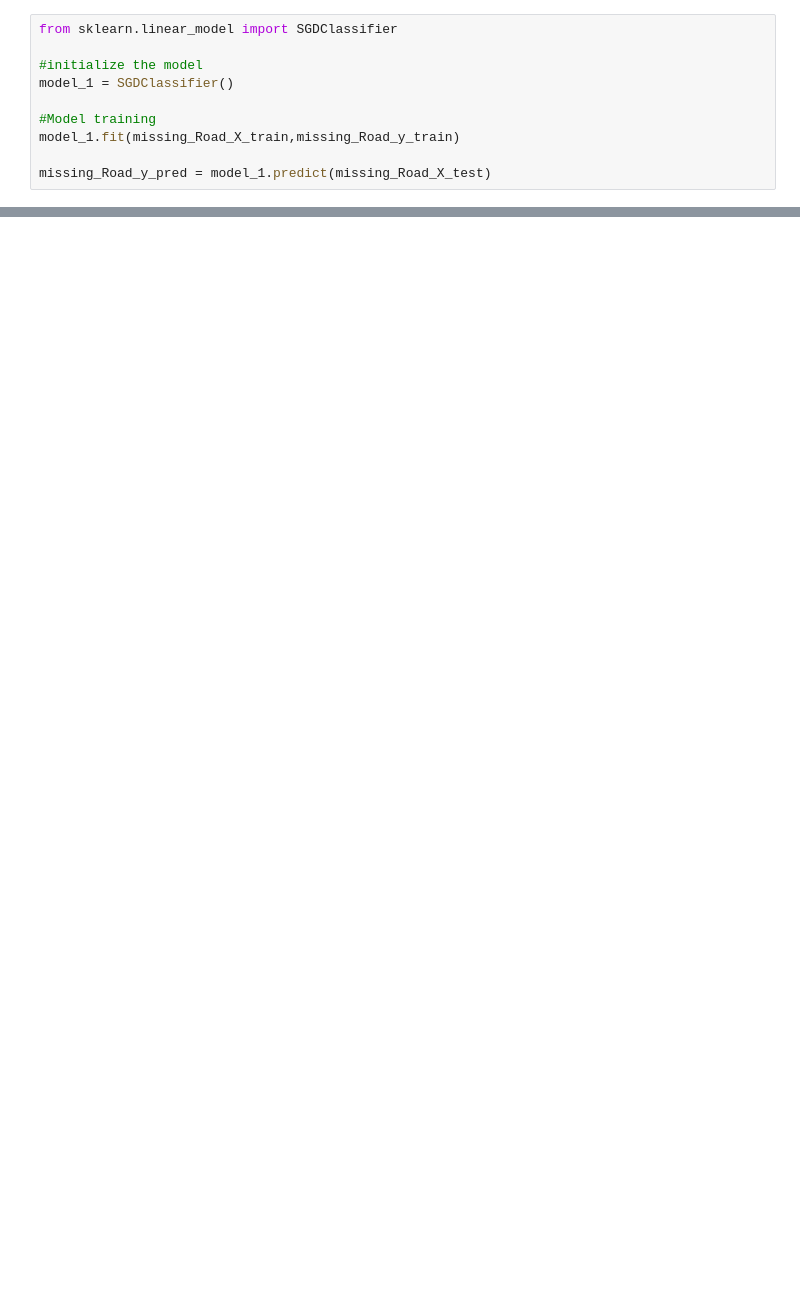
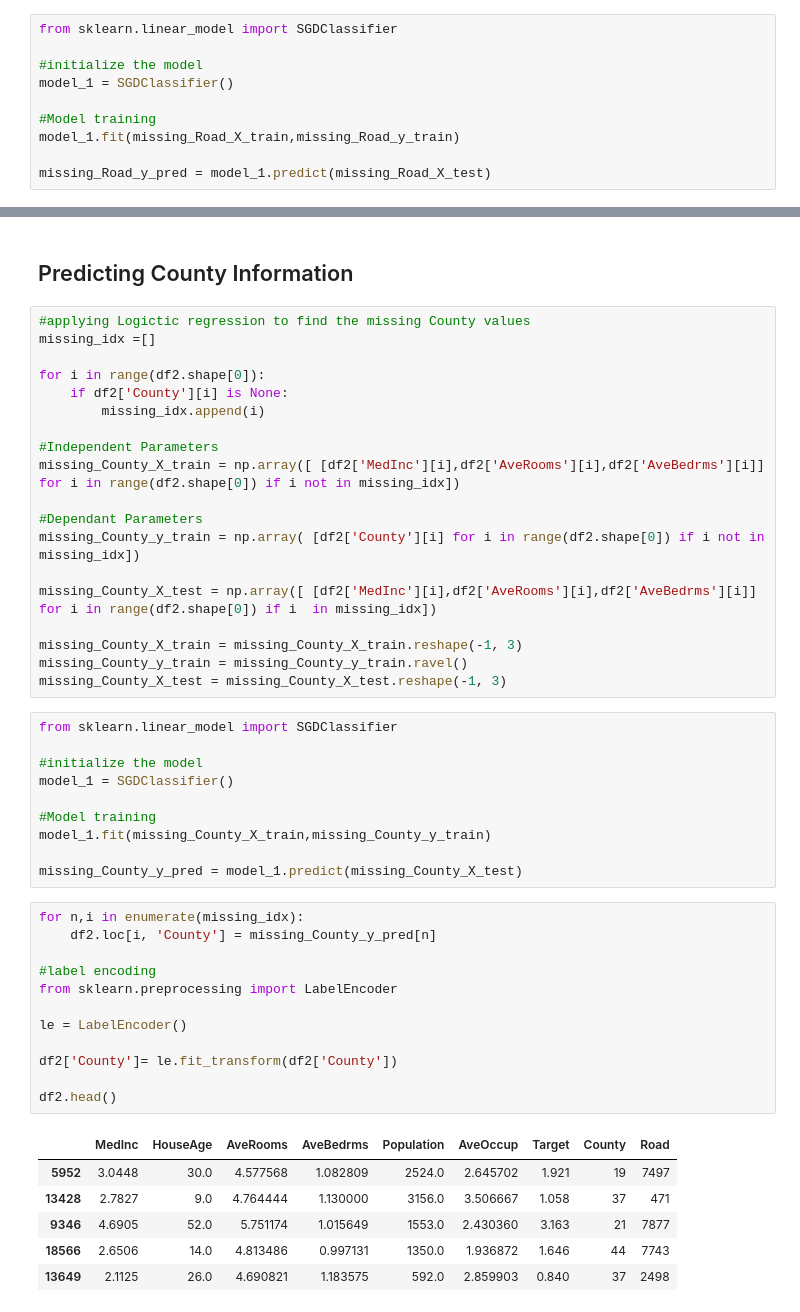
Before and after one commit to jerinpious/House-Price-Prediction, a Jupyter notebook: main.ipynb, the cells around one changed output, grey strips where cells are left out. Cells and saved outputs as stored; diff of their text form; blank space fills up the shorter version.

Commit message:
Model training - scikit-learn

```diff
--- a/main.ipynb
+++ b/main.ipynb
@@ -259,0 +236,50 @@ memory usage: 2.1+ MB
+# %% [markdown]
+## Predicting County Information
+# %%
+#applying Logictic regression to find the missing County values
+missing_idx =[]
+
+for i in range(df2.shape[0]):
+    if df2['County'][i] is None:
+        missing_idx.append(i)
+
+#Independent Parameters
+missing_County_X_train = np.array([ [df2['MedInc'][i],df2['AveRooms'][i],df2['AveBedrms'][i]] for i in range(df2.shape[0]) if i not in missing_idx])
+
+#Dependant Parameters
+missing_County_y_train = np.array( [df2['County'][i] for i in range(df2.shape[0]) if i not in missing_idx])
+
+missing_County_X_test = np.array([ [df2['MedInc'][i],df2['AveRooms'][i],df2['AveBedrms'][i]] for i in range(df2.shape[0]) if i  in missing_idx])
+
+missing_County_X_train = missing_County_X_train.reshape(-1, 3)
+missing_County_y_train = missing_County_y_train.ravel()
+missing_County_X_test = missing_County_X_test.reshape(-1, 3)
+# %%
+from sklearn.linear_model import SGDClassifier
+
+#initialize the model
+model_1 = SGDClassifier()
+
+#Model training
+model_1.fit(missing_County_X_train,missing_County_y_train)
+
+missing_County_y_pred = model_1.predict(missing_County_X_test)
+# %%
+for n,i in enumerate(missing_idx):
+    df2.loc[i, 'County'] = missing_County_y_pred[n]
+
+#label encoding
+from sklearn.preprocessing import LabelEncoder
+
+le = LabelEncoder()
+
+df2['County']= le.fit_transform(df2['County'])
+
+df2.head()
+# %% [output]
+|  | MedInc | HouseAge | AveRooms | AveBedrms | Population | AveOccup | Target | County | Road |
+| 5952 | 3.0448 | 30.0 | 4.577568 | 1.082809 | 2524.0 | 2.645702 | 1.921 | 19 | 7497 |
+| 13428 | 2.7827 | 9.0 | 4.764444 | 1.130000 | 3156.0 | 3.506667 | 1.058 | 37 | 471 |
+| 9346 | 4.6905 | 52.0 | 5.751174 | 1.015649 | 1553.0 | 2.430360 | 3.163 | 21 | 7877 |
+| 18566 | 2.6506 | 14.0 | 4.813486 | 0.997131 | 1350.0 | 1.936872 | 1.646 | 44 | 7743 |
+| 13649 | 2.1125 | 26.0 | 4.690821 | 1.183575 | 592.0 | 2.859903 | 0.840 | 37 | 2498 |
```
Also changed, not shown: parts of 19 cells of this notebook.
